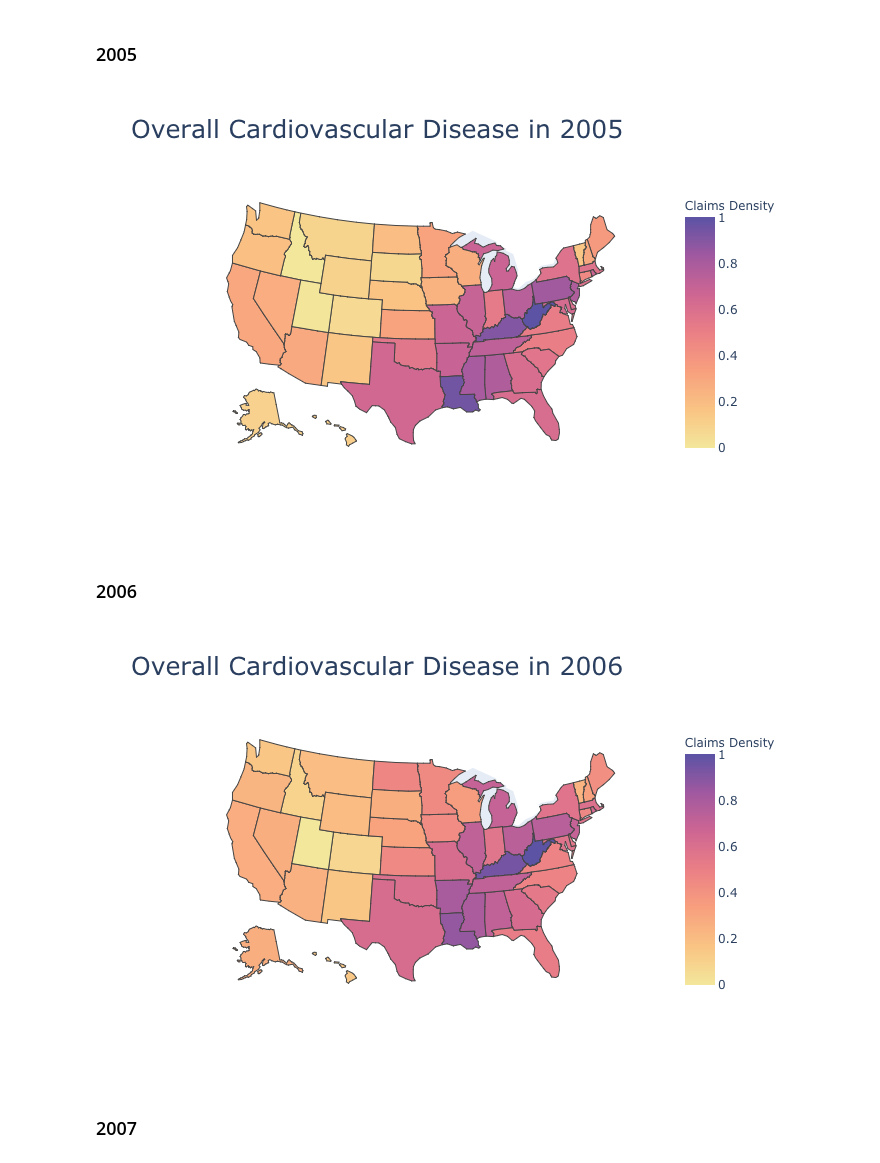
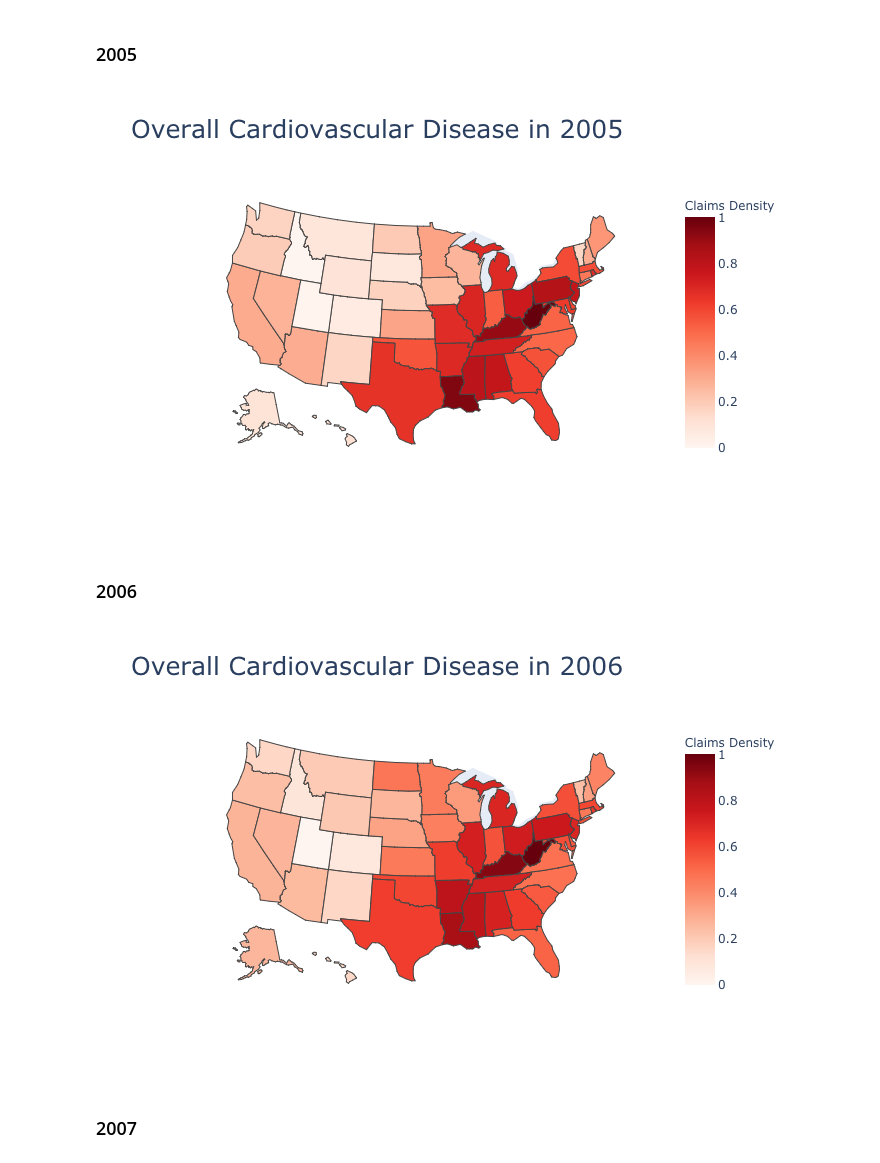
Before and after one commit to jsbernet/capstone_healthcare, a Jupyter notebook: Claims_map_cardiovascular_disease/Claims_maps_2004_2013.ipynb, the cells around one changed output. Cells and saved outputs as stored; diff of their text form; code cells hidden in the pictures.

```diff
--- a/Claims_map_cardiovascular_disease/Claims_maps_2004_2013.ipynb
+++ b/Claims_map_cardiovascular_disease/Claims_maps_2004_2013.ipynb
@@ -218,24 +219,24 @@ state_2005[['Data_Value']] = scaler.fit_transform(state_2005[['Data_Value']])
 # %%
 # Define elements for Choropleth map
 data = dict(type = 'choropleth',
-            colorscale = 'sunset',
+            colorscale = 'Reds',
             locations = state_2005['LocationAbbr'],
             locationmode= 'USA-states',
             z=state_2005['Data_Value'],
             colorbar = {'title': 'Claims Density'})
 
 # Define Layout and map
 layout = dict(title = 'Overall Cardiovascular Disease in 2005', titlefont=dict(size=25), width=1000,
     height=600, geo=dict(scope='usa', showlakes=False))
 
 map = go.Figure(data=data, layout = layout)
 
 # Plot Map
 #iplot(map,filename='plot_2005')
 map.show(renderer="png")
 map.write_image("2005_normalized.png", scale=3)
 # %% [output]
-[figure, old version]
+[figure, new version]
 # %% [markdown]
 ### 2006
 # %%
@@ -258,7 +259,7 @@ state_2006[['Data_Value']] = scaler.fit_transform(state_2006[['Data_Value']])
 # %%
 # Define elements for Choropleth map
 data = dict(type = 'choropleth',
-            colorscale = 'sunset',
+            colorscale = 'Reds',
             locations = state_2006['LocationAbbr'],
             locationmode= 'USA-states',
             z=state_2006['Data_Value'],
@@ -275,7 +276,7 @@ map = go.Figure(data=data, layout = layout)
 map.show(renderer="png")
 map.write_image("2006_normalized.png", scale=3)
 # %% [output]
-[figure, old version]
+[figure, new version]
 # %% [markdown]
 ### 2007
 # %%
```
Also changed, not shown: parts of 10 cells of this notebook.
